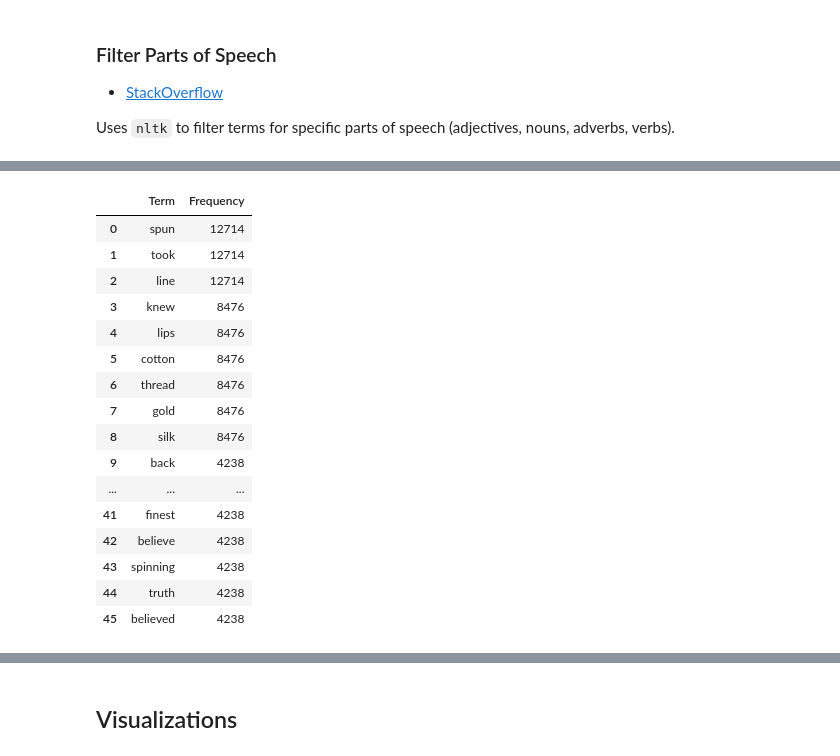
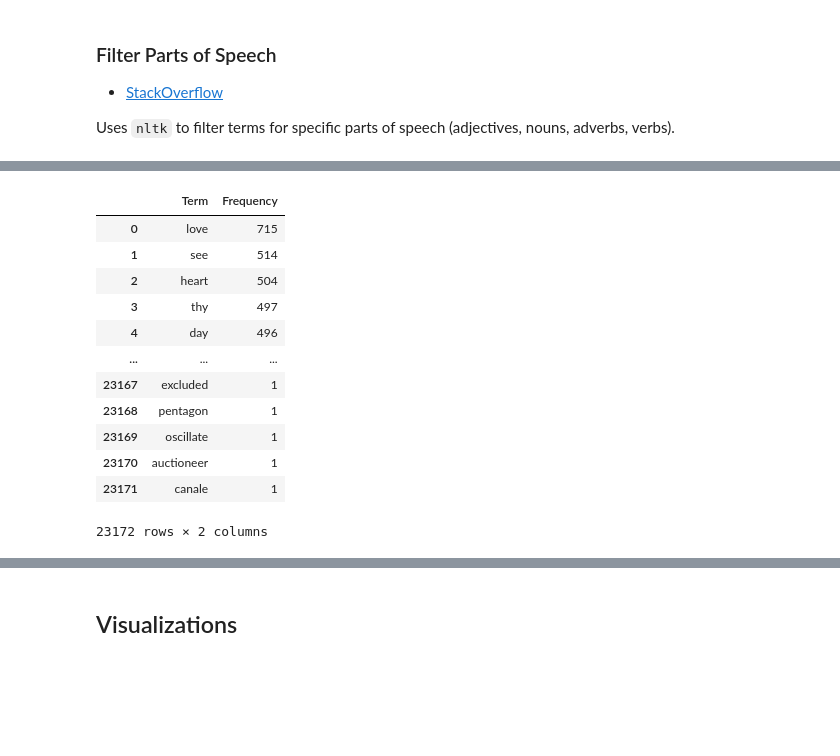
Before and after one commit to kwaldenphd/poemBot, a Jupyter notebook: test_interfaces.ipynb, the cells around one changed output, grey strips where cells are left out. Drawn from its saved outputs; the diff is of its cells as text; code cells hidden in the pictures; blank space fills up the shorter version.

```diff
--- a/test_interfaces.ipynb
+++ b/test_interfaces.ipynb
@@ -286,0 +236,27 @@ NameError: ignored
+# %%
+"""
+# initial solution
+data = []
+for index, row in subset.iterrows():
+  string = row['text']
+  values = []
+  for term in synonyms:
+    value = string.count(term)
+    values.append(value)
+  data.append(sum(values))
+"""
+
+def termSig(df, synonyms): # function that determines how many synonyms appear in each poem, appends to df
+  data = [] # get total of synonym appearances in each poem
+  for index, row in df.iterrows():
+    string = row['text']
+    data.append(sum([string.count(x) for x in synonyms]))
+
+  df2 = df.copy() # add column to copy of initial dataframe
+  df2['intersect'] = data
+
+  df3 = df2.nlargest(5, ['intersect']) # get poems with highest number of term appearances
+  return df3
+
+df = termSig(subset, synonyms) # function call
+df
@@ -357,7 +564,7 @@ Uses `nltk` to filter terms for specific parts of speech (adjectives, nouns, adv
 data = []
 
 for item in subset['poem_no_stop']:
-  wordsList = nltk.word_tokenize(thing)
+  wordsList = nltk.word_tokenize(item)
   tagged = nltk.pos_tag(wordsList)
   for i in tagged:
     term = i[0]
@@ -388,32 +595,23 @@ termPosSub
 # %%
 # get term frequency
 termFreq = termPosSub.term.value_counts().reset_index()
 termFreq.columns = ['Term', 'Frequency']
 
 # write to csv
 termFreq.to_csv("/content/drive/Shareddrives/Kaneb Center Course Design Academy/Corpus_Adventures/Data/term_frequency.csv", index=False)
 
-# filter based on frequency value
-freqSubset = termFreq[termFreq['Frequency'] > 1300]
-
-# write to csv
-freqSubset.to_csv("/content/drive/Shareddrives/Kaneb Center Course Design Academy/Corpus_Adventures/Data/frequency_subset.csv", index=False)
-freqSubset
+termFreq
 # %% [output]
 |  | Term | Frequency |
-| 0 | spun | 12714 |
-| 1 | took | 12714 |
-| 2 | line | 12714 |
-| 3 | knew | 8476 |
-| 4 | lips | 8476 |
-| 5 | cotton | 8476 |
-| 6 | thread | 8476 |
-| 7 | gold | 8476 |
-| 8 | silk | 8476 |
-| 9 | back | 4238 |
+| 0 | love | 715 |
+| 1 | see | 514 |
+| 2 | heart | 504 |
+| 3 | thy | 497 |
+| 4 | day | 496 |
 | ... | ... | ... |
-| 41 | finest | 4238 |
-| 42 | believe | 4238 |
-| 43 | spinning | 4238 |
-| 44 | truth | 4238 |
-| 45 | believed | 4238 |
+| 23167 | excluded | 1 |
+| 23168 | pentagon | 1 |
+| 23169 | oscillate | 1 |
+| 23170 | auctioneer | 1 |
+| 23171 | canale | 1 |
+23172 rows × 2 columns
```
Also changed, not shown: parts of 38 cells of this notebook.
